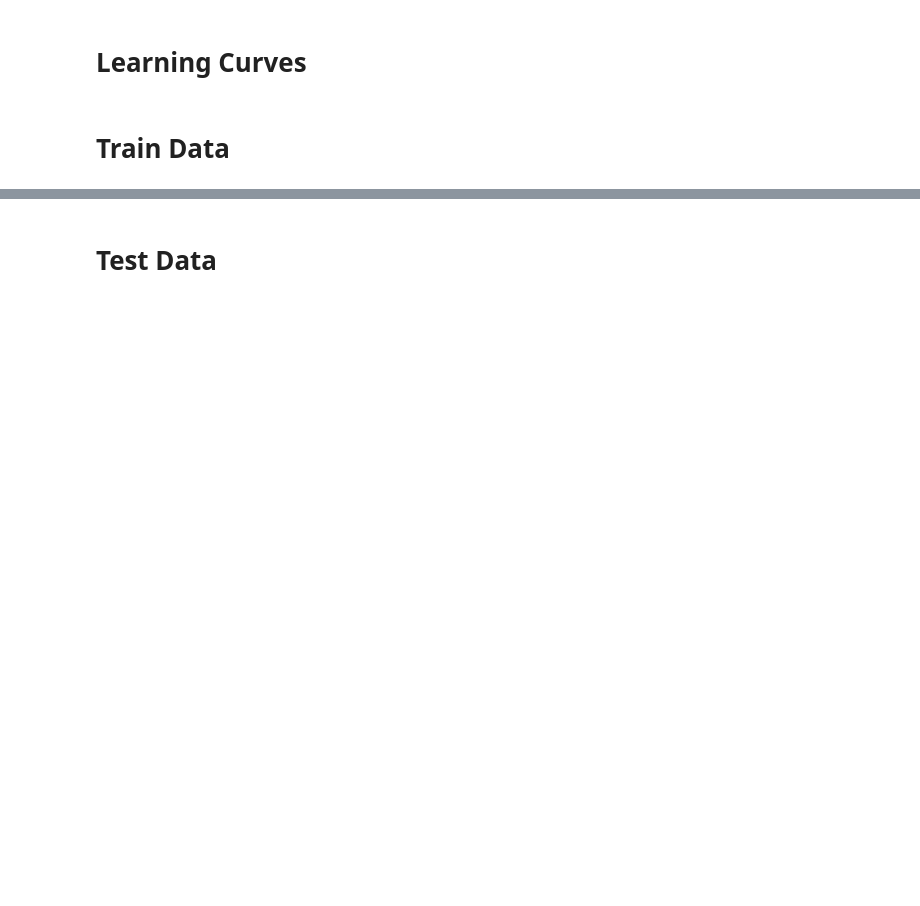
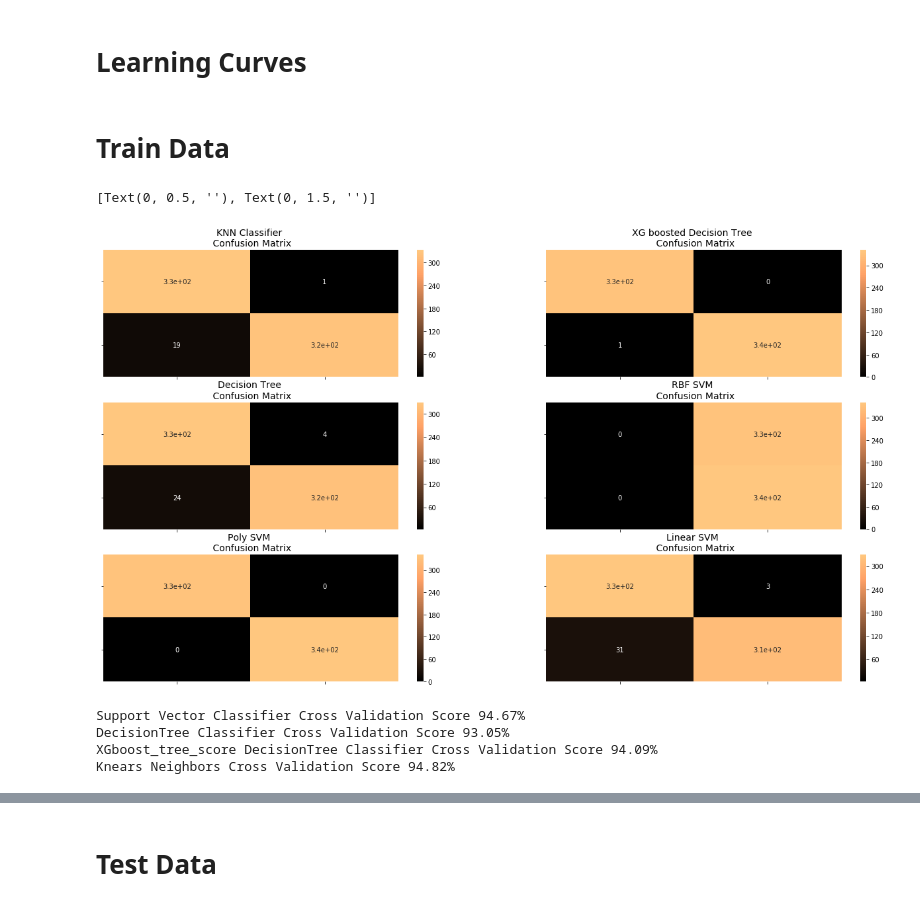
Before and after one commit to lakshaymalhotra123/Credit-Card-Fraud-Detection, a Jupyter notebook: CCDF Assignment 2.ipynb, the cells around one changed output, grey strips where cells are left out. Saved outputs shown, nothing was run; the diff lists cells and outputs as text; code cells hidden in the pictures; blank space fills up the shorter version.

```diff
--- a/CCDF Assignment 2.ipynb
+++ b/CCDF Assignment 2.ipynb
@@ -824,6 +1113,44 @@ display(thisIsTheImage)
 # Learning Curves
 # %% [markdown]
 # Train Data
+# %%
+fig, ax = plt.subplots(3, 2,figsize=(22,12))
+
+
+sns.heatmap(Knn_Conf_matrix, ax=ax[0][0], annot=True, cmap=plt.cm.copper)
+ax[0, 0].set_title("KNN Classifier \n Confusion Matrix", fontsize=14)
+ax[0, 0].set_xticklabels(['', ''], fontsize=14, rotation=90)
+ax[0, 0].set_yticklabels(['', ''], fontsize=14, rotation=360)
+
+sns.heatmap(XGboost_DT_Conf_matrix, ax=ax[0][1], annot=True, cmap=plt.cm.copper)
+ax[0, 1].set_title("XG boosted Decision Tree \n Confusion Matrix", fontsize=14)
+ax[0, 1].set_xticklabels(['', ''], fontsize=14, rotation=90)
+ax[0, 1].set_yticklabels(['', ''], fontsize=14, rotation=360)
+
+sns.heatmap(DT_Conf_matrix, ax=ax[1][0], annot=True, cmap=plt.cm.copper)
+ax[1, 0].set_title("Decision Tree \n Confusion Matrix", fontsize=14)
+ax[1, 0].set_xticklabels(['', ''], fontsize=14, rotation=90)
+ax[1, 0].set_yticklabels(['', ''], fontsize=14, rotation=360)
+
+
+sns.heatmap(RBF_matrix, ax=ax[1][1], annot=True, cmap=plt.cm.copper)
+ax[1, 1].set_title("RBF SVM \n Confusion Matrix", fontsize=14)
+ax[1, 1].set_xticklabels(['', ''], fontsize=14, rotation=90)
+ax[1, 1].set_yticklabels(['', ''], fontsize=14, rotation=360)
+
+sns.heatmap(Poly_matrix, ax=ax[2][0], annot=True, cmap=plt.cm.copper)
+ax[2, 0].set_title("Poly SVM \n Confusion Matrix", fontsize=14)
+ax[2, 0].set_xticklabels(['', ''], fontsize=14, rotation=90)
+ax[2, 0].set_yticklabels(['', ''], fontsize=14, rotation=360)
+
+
+sns.heatmap(linear_matrix, ax=ax[2][1], annot=True, cmap=plt.cm.copper)
+ax[2, 1].set_title("Linear SVM \n Confusion Matrix", fontsize=14)
+ax[2, 1].set_xticklabels(['', ''], fontsize=14, rotation=90)
+ax[2, 1].set_yticklabels(['', ''], fontsize=14, rotation=360)
+# %% [output]
+[Text(0, 0.5, ''), Text(0, 1.5, '')]
+[figure, added]
 # %%
 # Overfitting Case
 
@@ -836,6 +1163,14 @@ print('DecisionTree Classifier Cross Validation Score', round(tree_score.mean()
 XGboost_tree_score = cross_val_score(XGboost_tree_clf, X_train, y_train, cv=5)
 print('XGboost_tree_score DecisionTree Classifier Cross Validation Score', \
       round(XGboost_tree_score.mean() * 100, 2).astype(str) + '%')
+
+knears_score = cross_val_score(knears_neighbors, X_train, y_train, cv=5)
+print('Knears Neighbors Cross Validation Score', round(knears_score.mean() * 100, 2).astype(str) + '%')
+# %% [output]
+Support Vector Classifier Cross Validation Score 94.67%
+DecisionTree Classifier Cross Validation Score 93.05%
+XGboost_tree_score DecisionTree Classifier Cross Validation Score 94.09%
+Knears Neighbors Cross Validation Score 94.82%
 # %%
 # Learning Curve
 cv = ShuffleSplit(n_splits=100, test_size=0.2, random_state=42)
```
Also changed, not shown: parts of 88 cells of this notebook.
